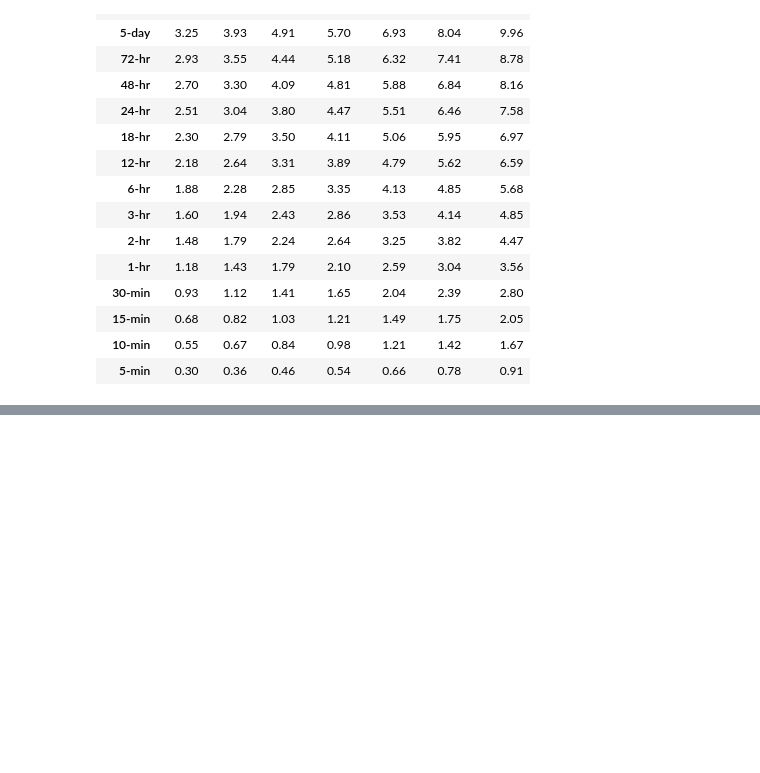
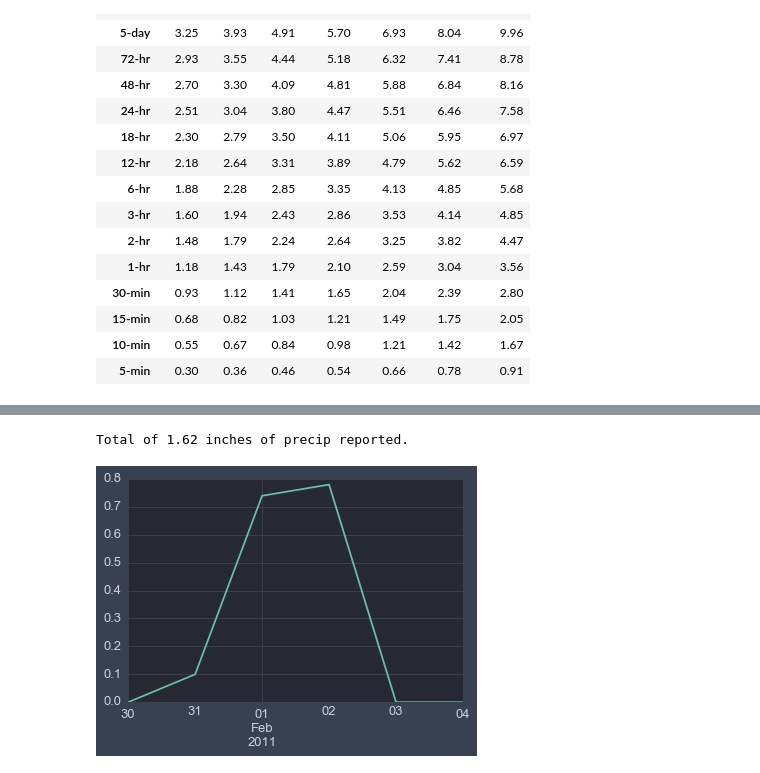
Before and after one commit to kbrose/rain, a Jupyter notebook: n-year/notebooks/calculating-new-definitions.ipynb, the cells around one changed output, grey strips where cells are left out. Cells and saved outputs as stored; diff of their text form; code cells hidden in the pictures; blank space fills up the shorter version.

```diff
--- a/n-year/notebooks/calculating-new-definitions.ipynb
+++ b/n-year/notebooks/calculating-new-definitions.ipynb
@@ -66,0 +72,8 @@ n_year_threshes.loc['5-min', '1-year']
+# %%
+chi_rain_series['20110130':'20110204'].resample('24H').sum().plot(figsize=(6,4))
+print('Total of {:.2f} inches of precip reported.'.format(
+        chi_rain_series['20110130':'20110204'].sum()
+    ))
+# %% [output]
+Total of 1.62 inches of precip reported.
+[figure, added]
```
Also changed, not shown: parts of 13 cells of this notebook.
